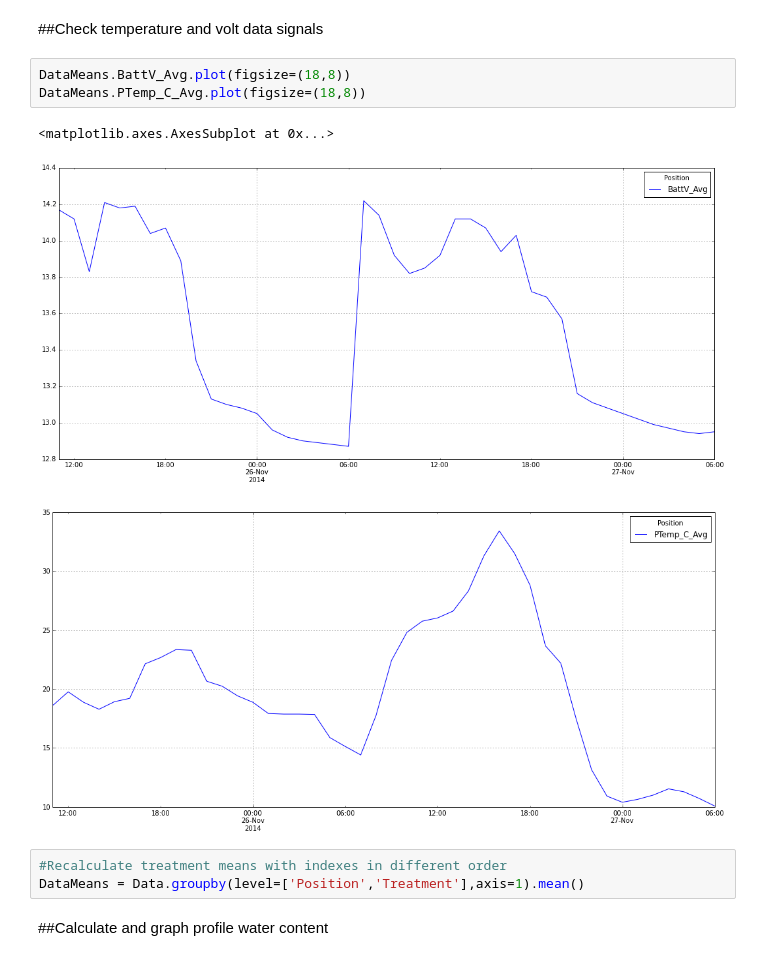
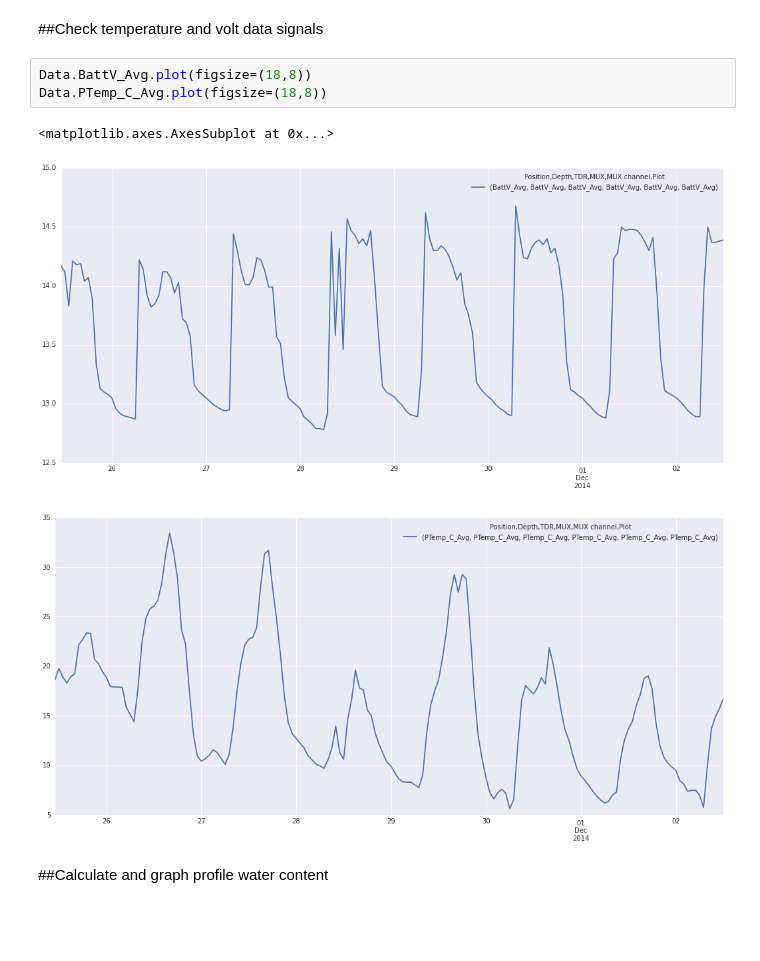
Before and after one commit to HamishBrownPFR/FarPotatos, a Jupyter notebook: SoilWaterAnalysis.ipynb, the cells around one changed output. Saved outputs shown, nothing was run; the diff lists cells and outputs as text; blank space fills up the shorter version.

```diff
--- a/SoilWaterAnalysis.ipynb
+++ b/SoilWaterAnalysis.ipynb
@@ -42,15 +39,12 @@ StartDateString = StartDate.strftime("%Y-%m-%d")           #Turn that into a str
 # %% [markdown]
 ##Check temperature and volt data signals
 # %%
-DataMeans.BattV_Avg.plot(figsize=(18,8))
-DataMeans.PTemp_C_Avg.plot(figsize=(18,8))
+Data.BattV_Avg.plot(figsize=(18,8))
+Data.PTemp_C_Avg.plot(figsize=(18,8))
 # %% [output]
 <matplotlib.axes.AxesSubplot at 0x...>
-[figure, old version]
+[figure, new version]
-[figure, old version]
+[figure, new version]
-# %%
-#Recalculate treatment means with indexes in different order
-DataMeans = Data.groupby(level=['Position','Treatment'],axis=1).mean()
 # %% [markdown]
 ##Calculate and graph profile water content
 # %%
```
Also changed, not shown: parts of 8 cells of this notebook, 1 other file.
